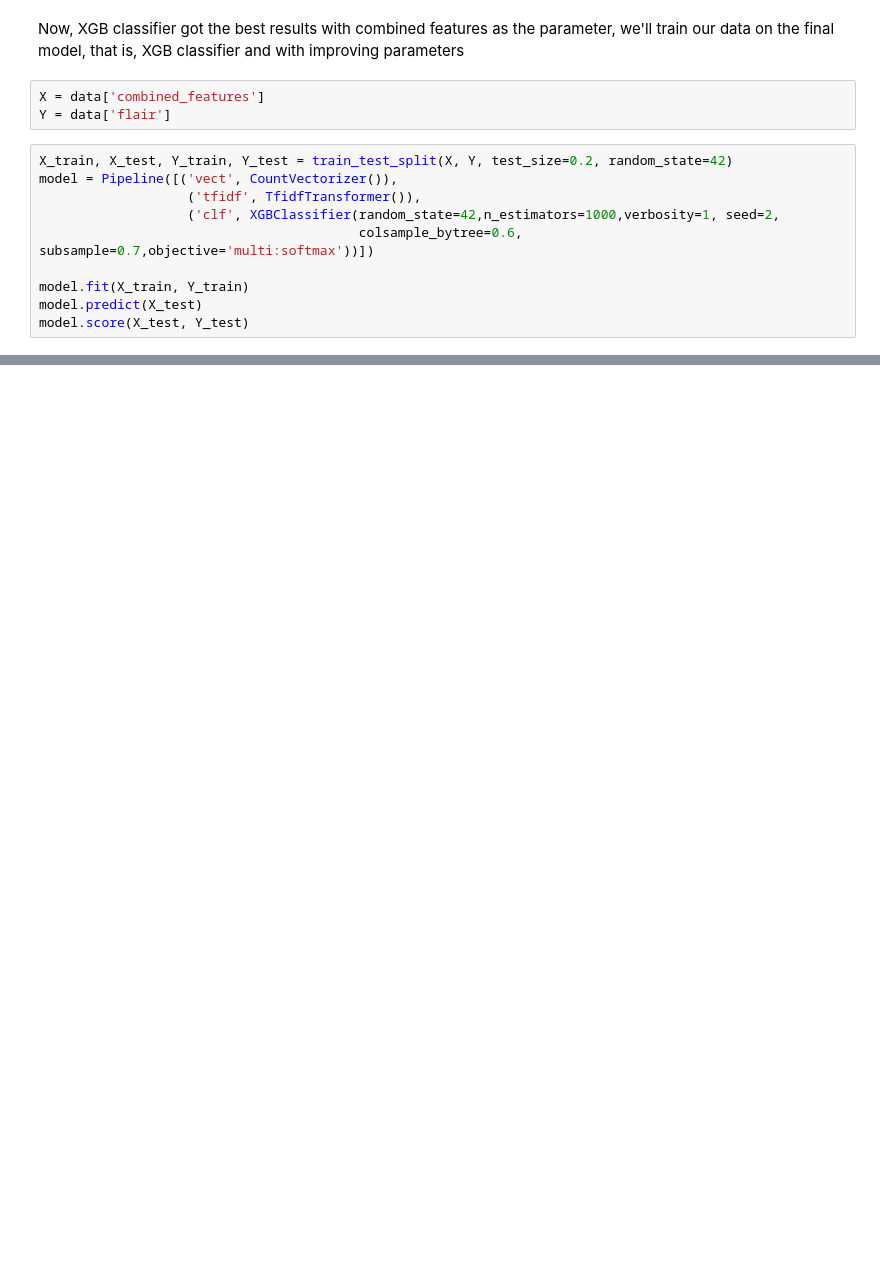
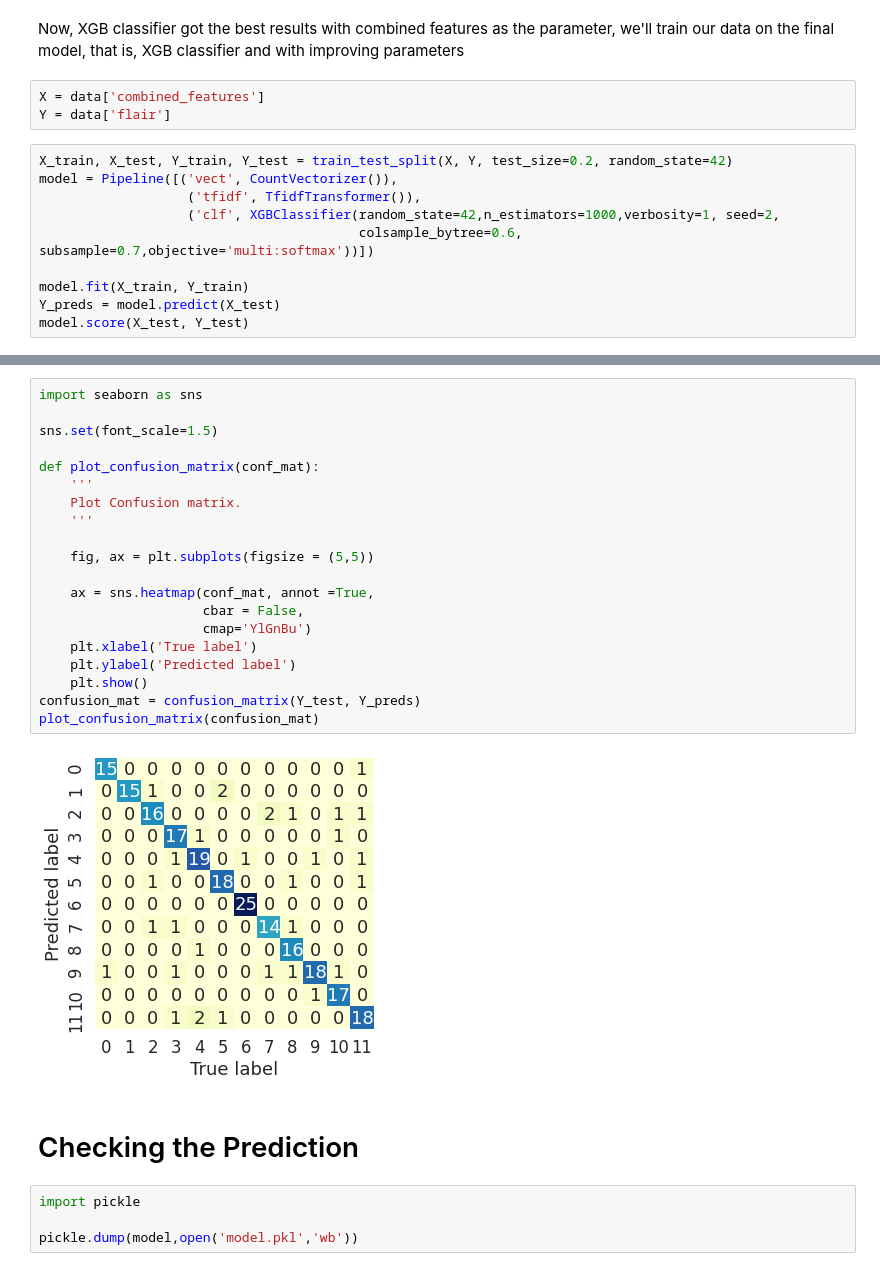
Before and after one commit to yukti845/Reddit-Flair-Detection, a Jupyter notebook: script/Model.ipynb, the cells around one changed output, grey strips where cells are left out. Cells and saved outputs as stored; diff of their text form; blank space fills up the shorter version.

```diff
--- a/script/Model.ipynb
+++ b/script/Model.ipynb
@@ -187,5 +187,5 @@ model = Pipeline([('vect', CountVectorizer()),
                                          colsample_bytree=0.6, subsample=0.7,objective='multi:softmax'))])
 
 model.fit(X_train, Y_train)
-model.predict(X_test)
+Y_preds = model.predict(X_test)
 model.score(X_test, Y_test)
@@ -191,0 +220,28 @@ model.score(X_test, Y_test)
+# %%
+import seaborn as sns
+
+sns.set(font_scale=1.5)
+
+def plot_confusion_matrix(conf_mat):
+    '''
+    Plot Confusion matrix.
+    '''
+
+    fig, ax = plt.subplots(figsize = (5,5))
+
+    ax = sns.heatmap(conf_mat, annot =True,
+                     cbar = False,
+                     cmap='YlGnBu')
+    plt.xlabel('True label')
+    plt.ylabel('Predicted label')
+    plt.show()
+confusion_mat = confusion_matrix(Y_test, Y_preds)
+plot_confusion_matrix(confusion_mat)
+# %% [output]
+[figure, added]
+# %% [markdown]
+# Checking the Prediction
+# %%
+import pickle
+
+pickle.dump(model,open('model.pkl','wb'))
```
Also changed, not shown: parts of 16 cells of this notebook.
